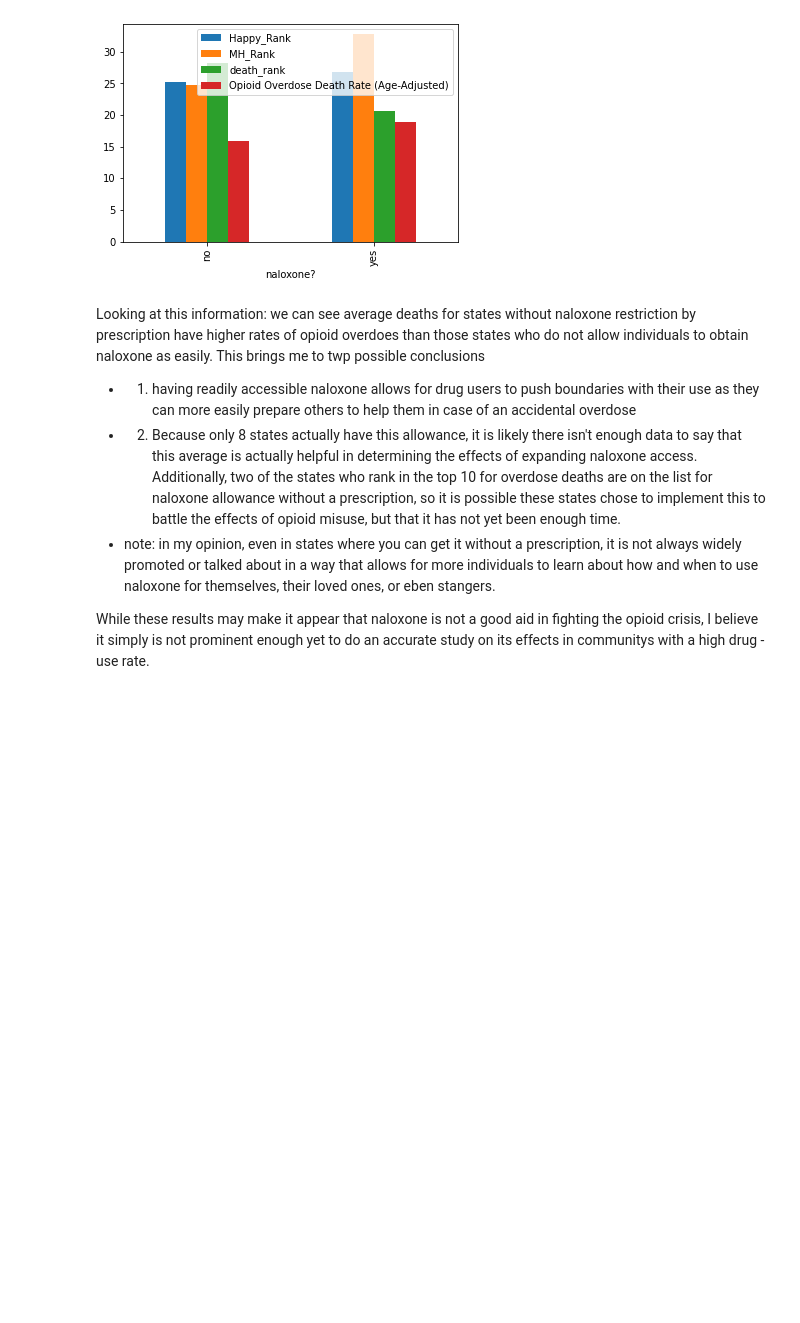
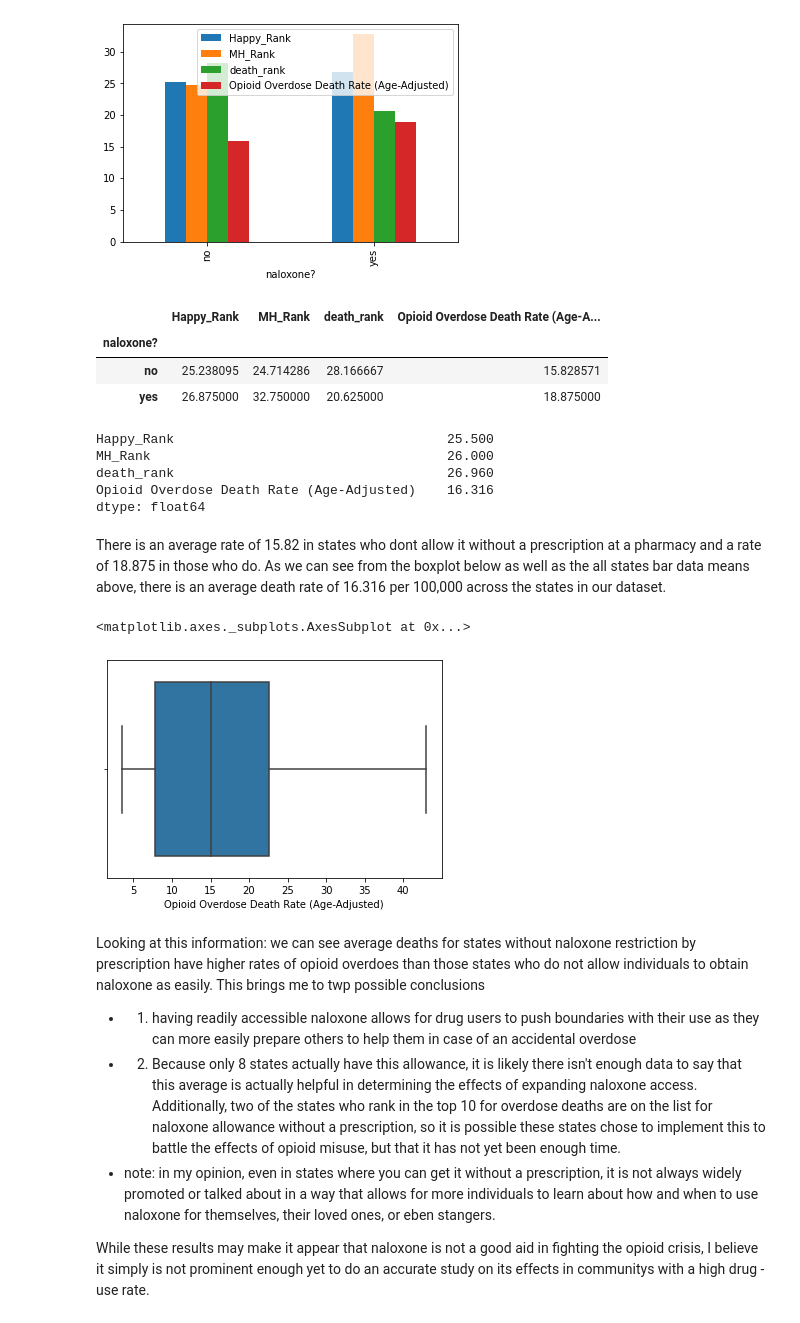
Before and after one commit to lillyeversman/hds5210-2022, a Jupyter notebook: final/eversman_final.ipynb, the cells around one changed output. Cells and saved outputs as stored; diff of their text form; code cells hidden in the pictures; blank space fills up the shorter version.

```diff
--- a/final/eversman_final.ipynb
+++ b/final/eversman_final.ipynb
@@ -497,6 +581,31 @@ compare_states1.plot(kind = 'bar')
 plt.show()
 # %% [output]
 [figure]
+# %%
+#comapre means for overdose death rate
+compare_states1
+# %% [output]
+|  | Happy_Rank | MH_Rank | death_rank | Opioid Overdose Death Rate (Age-A... |
+| naloxone? |  |  |  |  |
+| no | 25.238095 | 24.714286 | 28.166667 | 15.828571 |
+| yes | 26.875000 | 32.750000 | 20.625000 | 18.875000 |
+# %%
+#compare means above to means of all states taken together
+#look at last part of mean output for overdose rates
+all_states_bar.mean()
+# %% [output]
+Happy_Rank                                   25.500
+MH_Rank                                      26.000
+death_rank                                   26.960
+Opioid Overdose Death Rate (Age-Adjusted)    16.316
+dtype: float64
+# %% [markdown]
+There is an average rate of 15.82 in states who dont allow it without a prescription at a pharmacy and a rate of 18.875 in those who do. As we can see from the boxplot below as well as the all states bar data means above, there is an average death rate of 16.316 per 100,000 across the states in our dataset.
+# %%
+sns.boxplot(x = 'Opioid Overdose Death Rate (Age-Adjusted)',data =all_states_bar)
+# %% [output]
+<matplotlib.axes._subplots.AxesSubplot at 0x...>
+[figure, added]
 # %% [markdown]
 Looking at this information: we can see average deaths for states without naloxone restriction by prescription have higher rates of opioid overdoes than those states who do not allow individuals to obtain naloxone as easily. This brings me to twp possible conclusions
 
```
Also changed, not shown: parts of 15 cells of this notebook.
